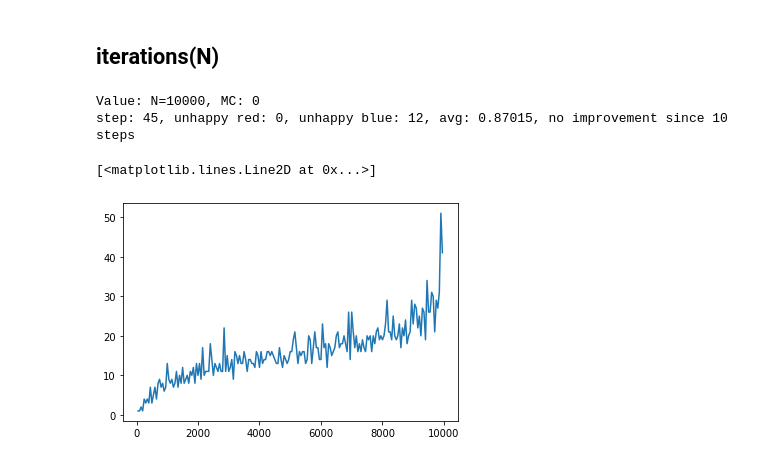
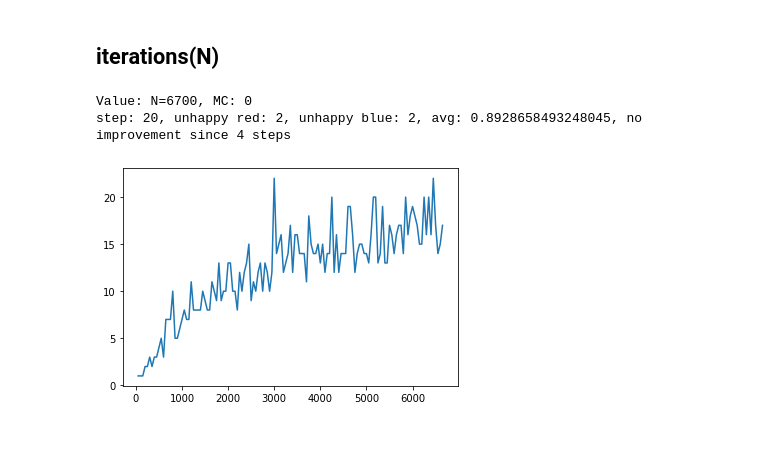
Before and after one commit to mateuszgorczyca6/Agent_based_modelling_of_complex_systems, a Jupyter notebook: Task 4/notepad.ipynb, the cells around one changed output. Drawn from its saved outputs; the diff is of its cells as text; code cells hidden in the pictures.

```diff
--- a/Task 4/notepad.ipynb
+++ b/Task 4/notepad.ipynb
@@ -41,40 +53,3 @@ k = 1
 # Plots
 # %% [markdown]
 ## iterations(N)
-# %%
-import json
-import matplotlib.pyplot as plt
-MC_N = 1
-fname = "iterations_N.json"
-cont = True
-if exists(fname):
-    with open(fname) as f:
-        data = json.load(f)
-    Ns = data["Ns"]
-    iterations = data["iterations"]
-if cont or not(exists(fname)):
-    if cont:
-        N = Ns[-1]
-    else:
-        Ns = []
-        iterations = []
-        N = 0
-    while N <= 10000:
-        N += 50
-        iteration, _, not_stopped = segregation.monte_carlo(MC_N, L, int(N/2), int(N/2), jr, jb, k, False, f"N={N}")
-        if not not_stopped:
-            break
-        Ns.append(N)
-        iterations.append(iteration)
-
-        data = {"Ns": Ns, "iterations": iterations}
-
-        with open(fname, "w") as f:
-            json.dump(data, f)
-
-plt.plot(Ns, iterations)
-# %% [output]
-Value: N=10000, MC: 0
-step: 45, unhappy red: 0, unhappy blue: 12, avg: 0.87015, no improvement since 10 steps
-[<matplotlib.lines.Line2D at 0x...>]
-[figure, removed]
@@ -80,0 +58,6 @@ step: 45, unhappy red: 0, unhappy blue: 12, avg: 0.87015, no improvement since 1
+# %%
+plot(segregation, 1, "iterations_N.json", MC_N, L, R, B, jr, jb, k)
+# %% [output]
+Value: N=6700, MC: 0
+step: 20, unhappy red: 2, unhappy blue: 2, avg: 0.8928658493248045, no improvement since 4 steps
+[figure, added]
```
Also changed, not shown: parts of 7 cells of this notebook, 5 other files.
